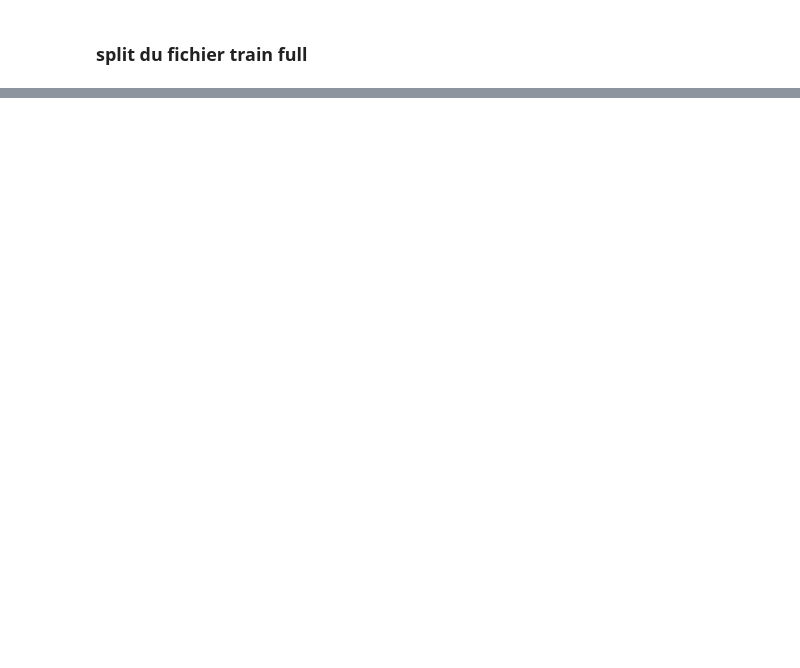
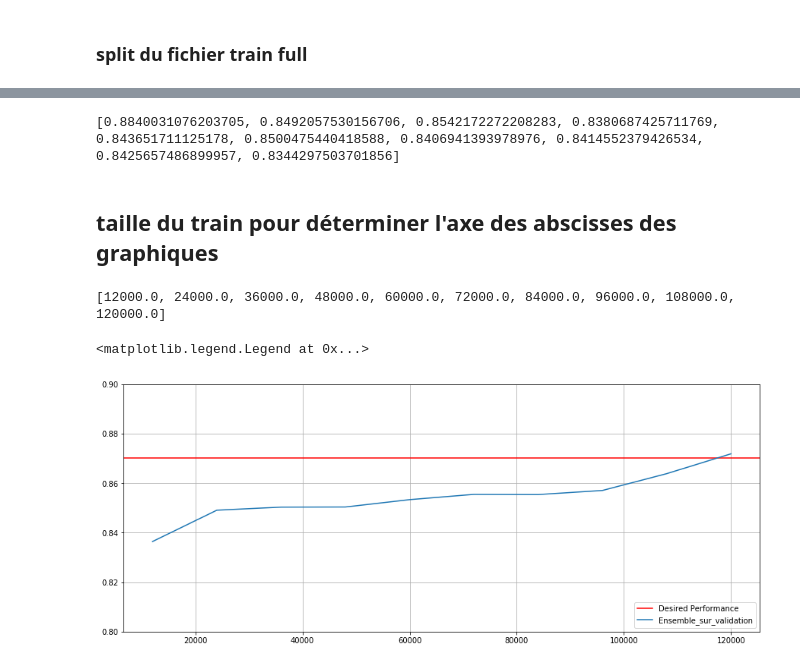
Before and after one commit to Simplon-IA-Bdx-1/house-prices-damien-laurent, a Jupyter notebook: Auc_split.ipynb, the cells around one changed output, grey strips where cells are left out. Saved outputs shown, nothing was run; the diff lists cells and outputs as text; code cells hidden in the pictures; blank space fills up the shorter version.

Commit message:
Obtain learning curve

```diff
--- a/Auc_split.ipynb
+++ b/Auc_split.ipynb
@@ -101,0 +265,27 @@ auc_deepnet
+# %%
+# liste ensemble avec validation
+prediction_ens_val_10 = read_csv('BatchPrediction/prediction_ens_val_10.csv', index_col = 0)
+prediction_ens_val_20 = read_csv('BatchPrediction/prediction_ens_val_20.csv', index_col = 0)
+prediction_ens_val_30 = read_csv('BatchPrediction/prediction_ens_val_30.csv', index_col = 0)
+prediction_ens_val_40 = read_csv('BatchPrediction/prediction_ens_val_40.csv', index_col = 0)
+prediction_ens_val_50 = read_csv('BatchPrediction/prediction_ens_val_50.csv', index_col = 0)
+prediction_ens_val_60 = read_csv('BatchPrediction/prediction_ens_val_60.csv', index_col = 0)
+prediction_ens_val_70 = read_csv('BatchPrediction/prediction_ens_val_70.csv', index_col = 0)
+prediction_ens_val_80 = read_csv('BatchPrediction/prediction_ens_val_80.csv', index_col = 0)
+prediction_ens_val_90 = read_csv('BatchPrediction/prediction_ens_val_90.csv', index_col = 0)
+prediction_ens_val_100 = read_csv('BatchPrediction/prediction_ens_val_100.csv', index_col = 0)
+
+auc_ens_val = [
+    auc(prediction_ens_val_10),
+    auc(prediction_ens_val_20),
+    auc(prediction_ens_val_30),
+    auc(prediction_ens_val_40),
+    auc(prediction_ens_val_50),
+    auc(prediction_ens_val_60),
+    auc(prediction_ens_val_70),
+    auc(prediction_ens_val_80),
+    auc(prediction_ens_val_90),
+    auc(prediction_ens_val_100)
+]
+
+print(auc_ens_val)
@@ -101,0 +352,52 @@ auc_deepnet
+# %%
+# liste deepnet avec split
+prediction_dee_spl_10 = read_csv('BatchPrediction/prediction_dee_spl_10.csv', index_col = 0)
+prediction_dee_spl_20 = read_csv('BatchPrediction/prediction_dee_spl_20.csv', index_col = 0)
+prediction_dee_spl_30 = read_csv('BatchPrediction/prediction_dee_spl_30.csv', index_col = 0)
+prediction_dee_spl_40 = read_csv('BatchPrediction/prediction_dee_spl_40.csv', index_col = 0)
+prediction_dee_spl_50 = read_csv('BatchPrediction/prediction_dee_spl_50.csv', index_col = 0)
+prediction_dee_spl_60 = read_csv('BatchPrediction/prediction_dee_spl_60.csv', index_col = 0)
+prediction_dee_spl_70 = read_csv('BatchPrediction/prediction_dee_spl_70.csv', index_col = 0)
+prediction_dee_spl_80 = read_csv('BatchPrediction/prediction_dee_spl_80.csv', index_col = 0)
+prediction_dee_spl_90 = read_csv('BatchPrediction/prediction_dee_spl_90.csv', index_col = 0)
+prediction_dee_spl_100 = read_csv('BatchPrediction/prediction_dee_spl_100.csv', index_col = 0)
+
+auc_dee_spl = [
+    auc(prediction_dee_spl_10),
+    auc(prediction_dee_spl_20),
+    auc(prediction_dee_spl_30),
+    auc(prediction_dee_spl_40),
+    auc(prediction_dee_spl_50),
+    auc(prediction_dee_spl_60),
+    auc(prediction_dee_spl_70),
+    auc(prediction_dee_spl_80),
+    auc(prediction_dee_spl_90),
+    auc(prediction_dee_spl_100)
+]
+
+print(auc_dee_spl)
+# %% [output]
+[0.8840031076203705, 0.8492057530156706, 0.8542172272208283, 0.8380687425711769, 0.843651711125178, 0.8500475440418588, 0.8406941393978976, 0.8414552379426534, 0.8425657486899957, 0.8344297503701856]
+# %% [markdown]
+## taille du train pour déterminer l'axe des abscisses des graphiques
+# %%
+n = 10
+train_size = []
+while n <= 100:
+    train_size_1 = 120000*(n/100)
+    train_size.append(train_size_1)
+    n += 10
+
+print(train_size)
+# %% [output]
+[12000.0, 24000.0, 36000.0, 48000.0, 60000.0, 72000.0, 84000.0, 96000.0, 108000.0, 120000.0]
+# %%
+# performance ensemble train sur validation
+plt.grid()
+plt.axhline(y=0.87, color = 'red', label="Desired Performance")
+plt.ylim(0.8,0.9)
+plt.plot(train_size, auc_ens_val, label= "Ensemble_sur_validation")
+plt.legend(loc='lower right')
+# %% [output]
+<matplotlib.legend.Legend at 0x...>
+[figure, added]
```
Also changed, not shown: parts of 39 cells of this notebook, 42 other files.
